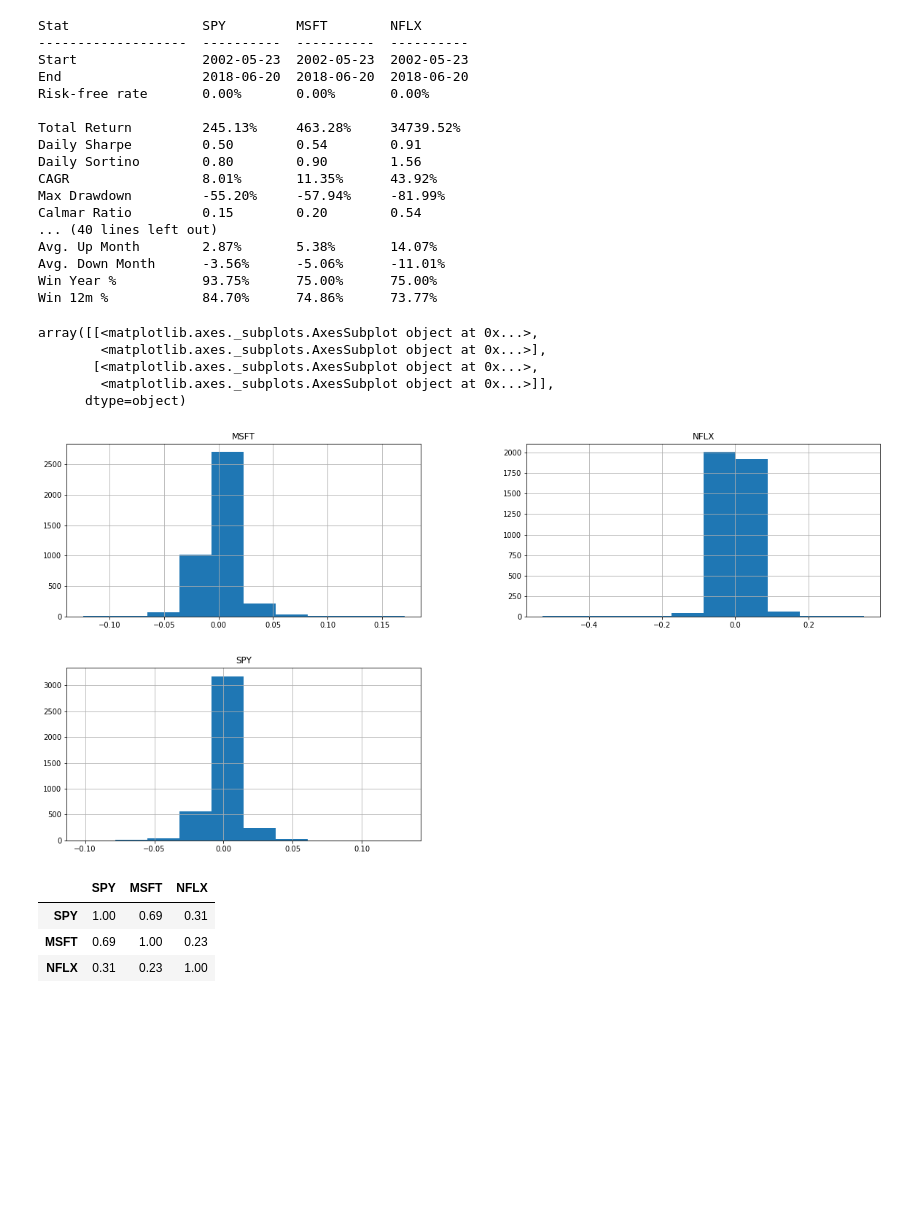
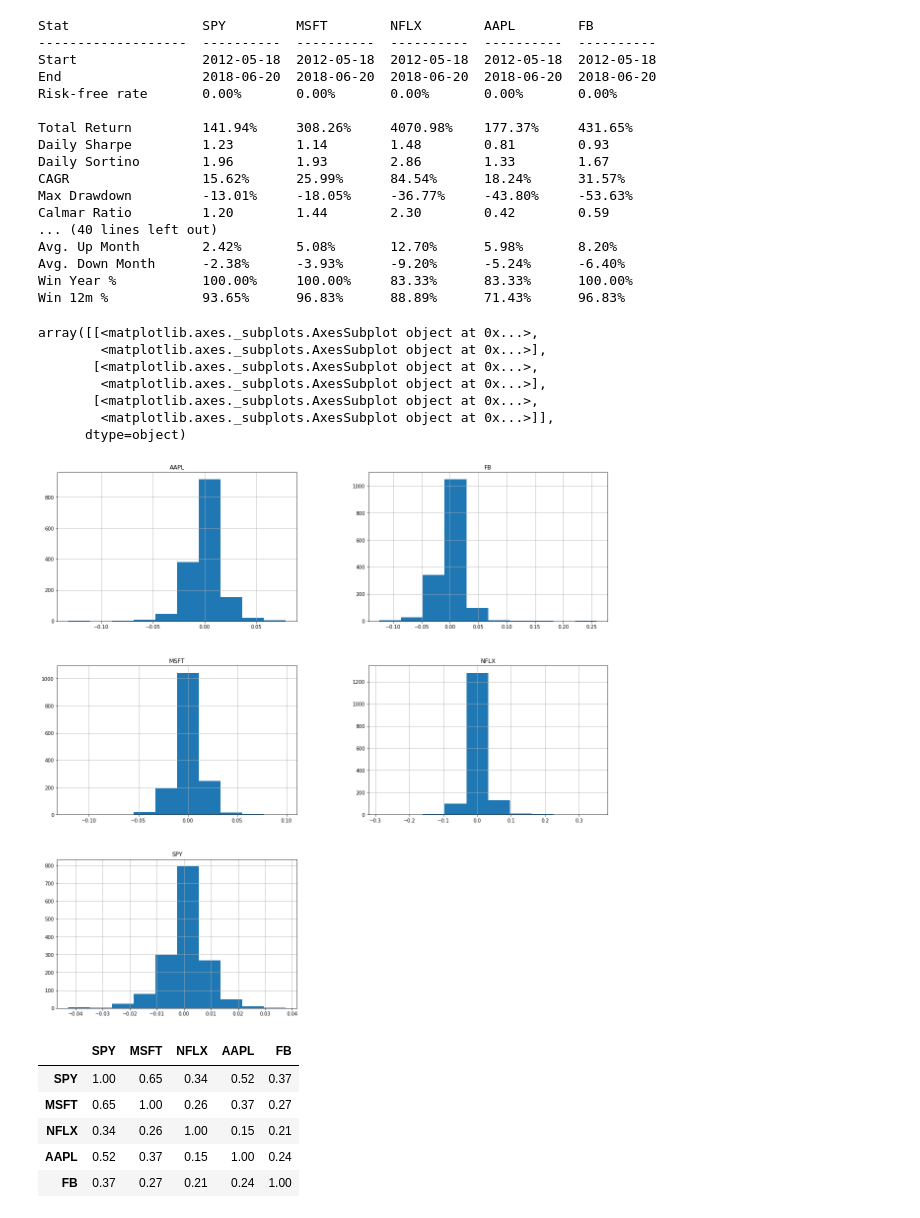
Before and after one commit to xexx12345/MISC, a Jupyter notebook: Equity Summary Statistics.ipynb, the cells around one changed output. Drawn from its saved outputs; the diff is of its cells as text; code cells hidden in the pictures; blank space fills up the shorter version.

```diff
--- a/Equity Summary Statistics.ipynb
+++ b/Equity Summary Statistics.ipynb
@@ -26,7 +26,7 @@ def historical_data(ticker, outsize = "full"):
     df = pd.read_csv(alphavantage_link)
     return df
 # %%
-VAA = ['NFLX', 'MSFT']
+VAA = ['MSFT','NFLX','AAPL','FB']
 Maindf = historical_data("SPY")
 Maindf.index = pd.to_datetime(Maindf.timestamp) #set the index as the timestamp
 #Maindf.index = pd.to_datetime(Maindf.index) #make the index datetime
@@ -43,5 +43,5 @@ for ticker in VAA:
 Maindf.dropna(inplace = True)
 Maindf = Maindf.sort_index()
 # %%
-data = Maindf[['SPY','MSFT','NFLX']]
+data = Maindf[['SPY','MSFT','NFLX','AAPL','FB']]
 perf = data.calc_stats()
@@ -75,40 +57,44 @@ perf.plot()
 # %%
 perf.display()
 # %% [output]
-Stat                 SPY         MSFT        NFLX
--------------------  ----------  ----------  ----------
-Start                2002-05-23  2002-05-23  2002-05-23
-End                  2018-06-20  2018-06-20  2018-06-20
-Risk-free rate       0.00%       0.00%       0.00%
+Stat                 SPY         MSFT        NFLX        AAPL        FB
+-------------------  ----------  ----------  ----------  ----------  ----------
+Start                2012-05-18  2012-05-18  2012-05-18  2012-05-18  2012-05-18
+End                  2018-06-20  2018-06-20  2018-06-20  2018-06-20  2018-06-20
+Risk-free rate       0.00%       0.00%       0.00%       0.00%       0.00%
 
-Total Return         245.13%     463.28%     34739.52%
-Daily Sharpe         0.50        0.54        0.91
-Daily Sortino        0.80        0.90        1.56
-CAGR                 8.01%       11.35%      43.92%
-Max Drawdown         -55.20%     -57.94%     -81.99%
-Calmar Ratio         0.15        0.20        0.54
+Total Return         141.94%     308.26%     4070.98%    177.37%     431.65%
+Daily Sharpe         1.23        1.14        1.48        0.81        0.93
+Daily Sortino        1.96        1.93        2.86        1.33        1.67
+CAGR                 15.62%      25.99%      84.54%      18.24%      31.57%
+Max Drawdown         -13.01%     -18.05%     -36.77%     -43.80%     -53.63%
+Calmar Ratio         1.20        1.44        2.30        0.42        0.59
 ... (40 lines left out)
-Avg. Up Month        2.87%       5.38%       14.07%
-Avg. Down Month      -3.56%      -5.06%      -11.01%
-Win Year %           93.75%      75.00%      75.00%
-Win 12m %            84.70%      74.86%      73.77%
+Avg. Up Month        2.42%       5.08%       12.70%      5.98%       8.20%
+Avg. Down Month      -2.38%      -3.93%      -9.20%      -5.24%      -6.40%
+Win Year %           100.00%     100.00%     83.33%      83.33%      100.00%
+Win 12m %            93.65%      96.83%      88.89%      71.43%      96.83%
 # %%
 returns = data.to_log_returns().dropna()
-returns.hist(figsize =(20,10))
+returns.hist(figsize =(20,20))
 # %% [output]
 array([[<matplotlib.axes._subplots.AxesSubplot object at 0x...>,
+        <matplotlib.axes._subplots.AxesSubplot object at 0x...>],
+       [<matplotlib.axes._subplots.AxesSubplot object at 0x...>,
         <matplotlib.axes._subplots.AxesSubplot object at 0x...>],
        [<matplotlib.axes._subplots.AxesSubplot object at 0x...>,
         <matplotlib.axes._subplots.AxesSubplot object at 0x...>]],
       dtype=object)
-[figure, old version]
+[figure, new version]
 # %%
 returns.corr().as_format('.2f')
 # %% [output]
-|  | SPY | MSFT | NFLX |
-| SPY | 1.00 | 0.69 | 0.31 |
-| MSFT | 0.69 | 1.00 | 0.23 |
-| NFLX | 0.31 | 0.23 | 1.00 |
+|  | SPY | MSFT | NFLX | AAPL | FB |
+| SPY | 1.00 | 0.65 | 0.34 | 0.52 | 0.37 |
+| MSFT | 0.65 | 1.00 | 0.26 | 0.37 | 0.27 |
+| NFLX | 0.34 | 0.26 | 1.00 | 0.15 | 0.21 |
+| AAPL | 0.52 | 0.37 | 0.15 | 1.00 | 0.24 |
+| FB | 0.37 | 0.27 | 0.21 | 0.24 | 1.00 |
 # %%
 returns.plot_corr_heatmap()
 # %% [output]
```
Also changed, not shown: parts of 4 cells of this notebook.
